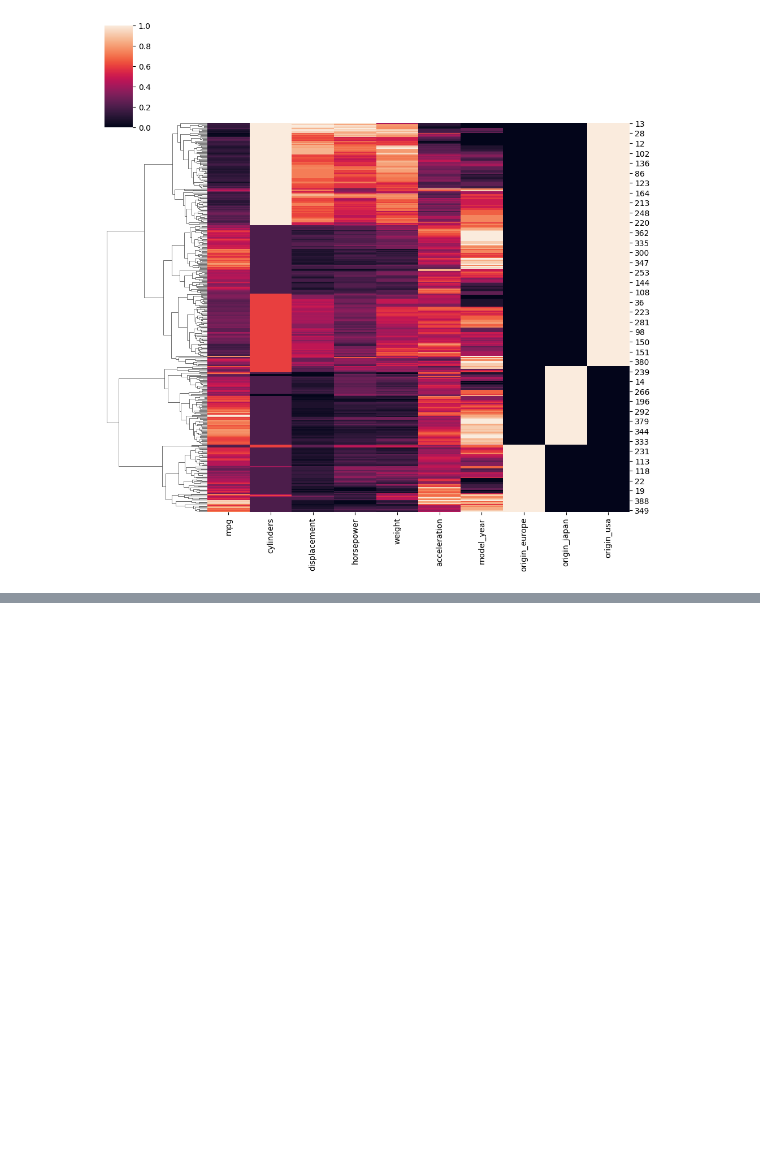
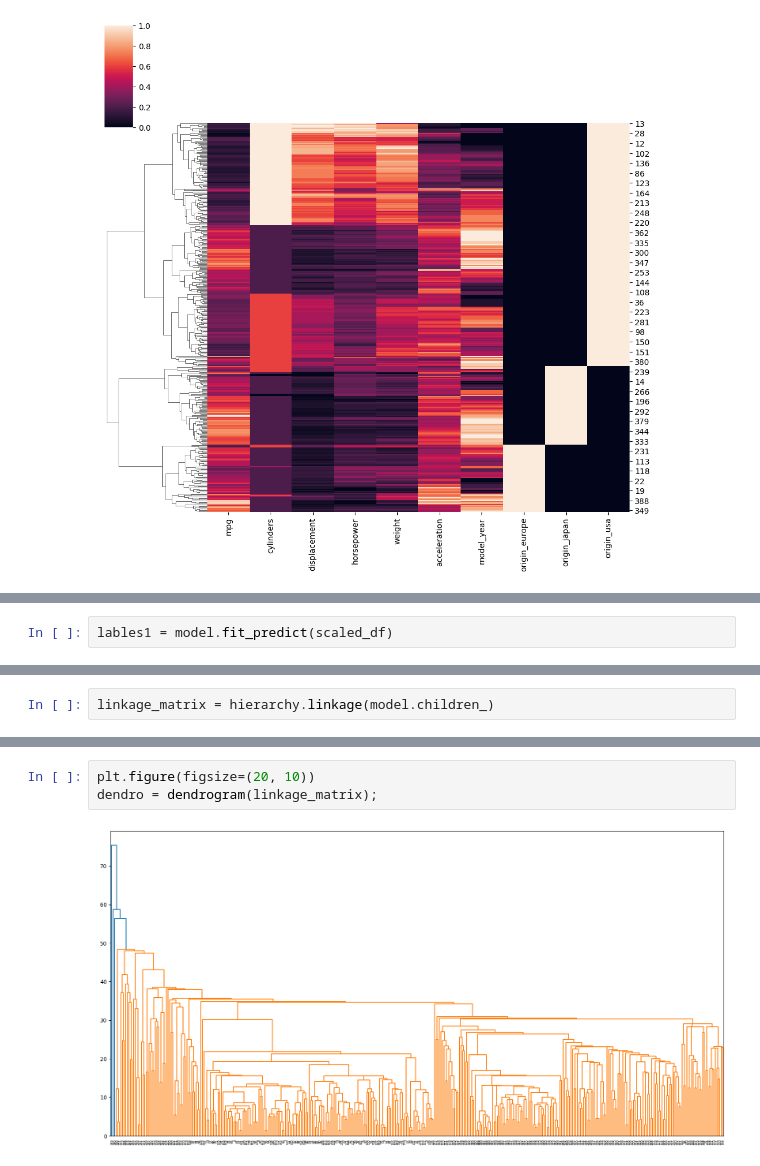
Before and after one commit to DHANA5982/Machine-Learning-with-Python-Lr, a Jupyter notebook: Hierarchical Cluster/Hierarchical Cluster Cars.ipynb, the cells around one changed output, grey strips where cells are left out. Cells and saved outputs as stored; diff of their text form; blank space fills up the shorter version.

```diff
--- a/Hierarchical Cluster/Hierarchical Cluster Cars.ipynb
+++ b/Hierarchical Cluster/Hierarchical Cluster Cars.ipynb
@@ -68,0 +102,2 @@ sns.clustermap(scaled_df, col_cluster=False);
+# %%
+lables1 = model.fit_predict(scaled_df)
@@ -68,0 +107,2 @@ sns.clustermap(scaled_df, col_cluster=False);
+# %%
+linkage_matrix = hierarchy.linkage(model.children_)
@@ -68,0 +120,5 @@ sns.clustermap(scaled_df, col_cluster=False);
+# %%
+plt.figure(figsize=(20, 10))
+dendro = dendrogram(linkage_matrix);
+# %% [output]
+[figure, added]
```
Also changed, not shown: parts of 8 cells of this notebook.
